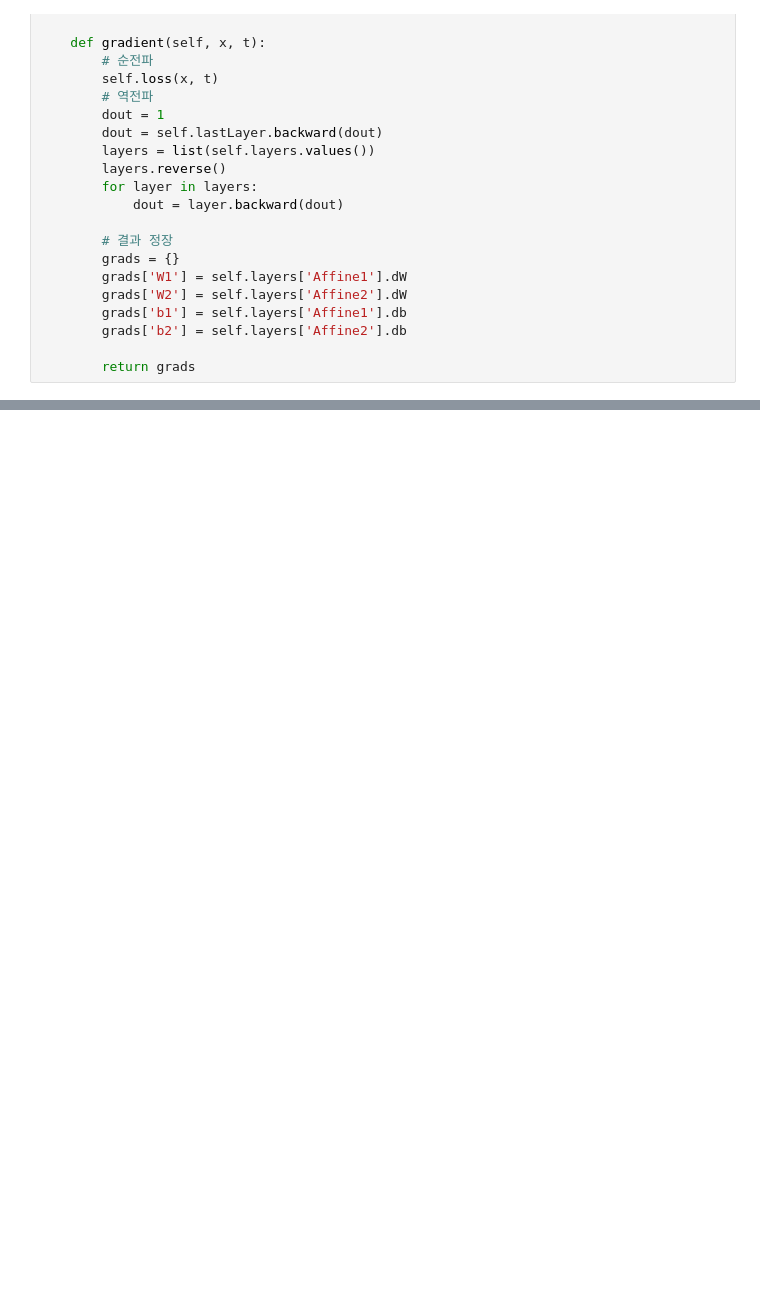
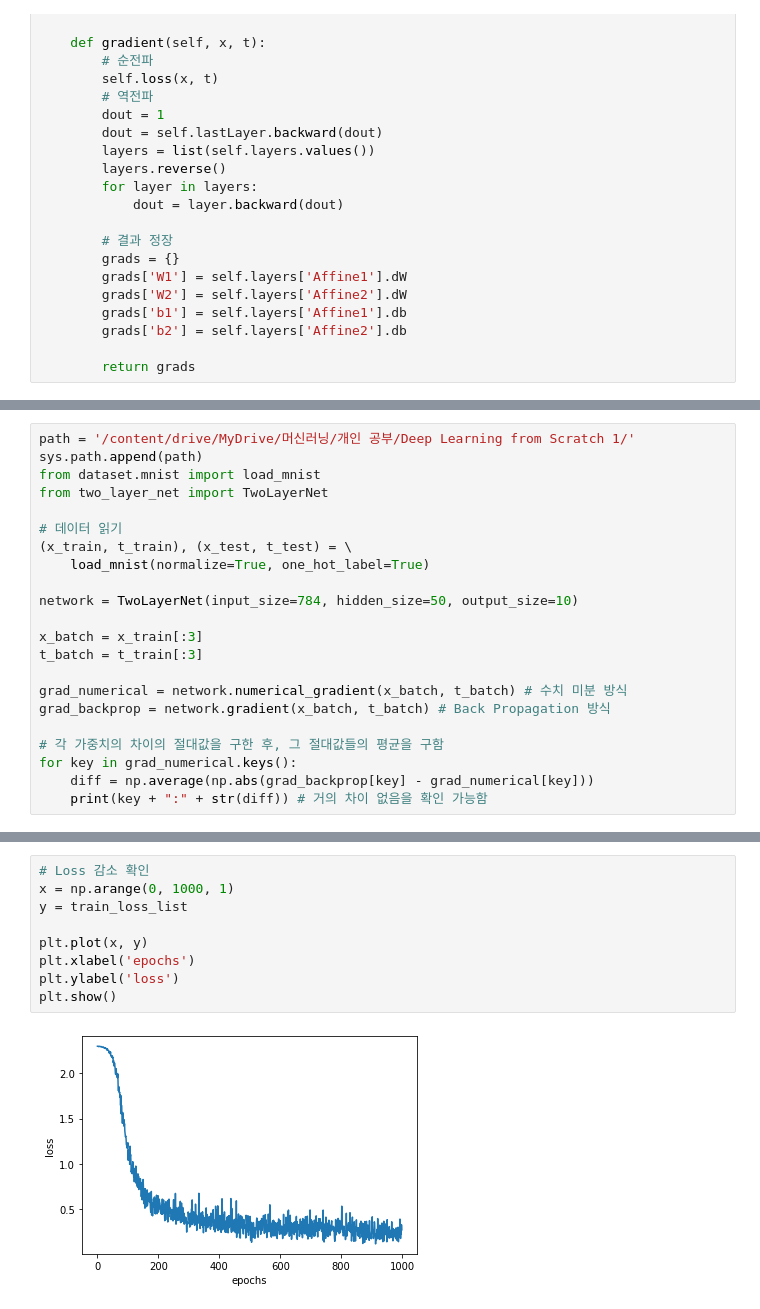
Before and after one commit to Jisang-hwang93/Machine-Learning-for-Study, a Jupyter notebook: 04_Deep_Learning_from_Scratch_1.ipynb, the cells around one changed output, grey strips where cells are left out. Drawn from its saved outputs; the diff is of its cells as text; blank space fills up the shorter version.

```diff
--- a/04_Deep_Learning_from_Scratch_1.ipynb
+++ b/04_Deep_Learning_from_Scratch_1.ipynb
@@ -913,0 +918,22 @@ class TwoLayerNet:
+# %%
+path = '/content/drive/MyDrive/머신러닝/개인 공부/Deep Learning from Scratch 1/'
+sys.path.append(path)
+from dataset.mnist import load_mnist
+from two_layer_net import TwoLayerNet
+
+# 데이터 읽기
+(x_train, t_train), (x_test, t_test) = \
+    load_mnist(normalize=True, one_hot_label=True)
+
+network = TwoLayerNet(input_size=784, hidden_size=50, output_size=10)
+
+x_batch = x_train[:3]
+t_batch = t_train[:3]
+
+grad_numerical = network.numerical_gradient(x_batch, t_batch) # 수치 미분 방식
+grad_backprop = network.gradient(x_batch, t_batch) # Back Propagation 방식
+
+# 각 가중치의 차이의 절대값을 구한 후, 그 절대값들의 평균을 구함
+for key in grad_numerical.keys():
+    diff = np.average(np.abs(grad_backprop[key] - grad_numerical[key]))
+    print(key + ":" + str(diff)) # 거의 차이 없음을 확인 가능함
@@ -913,0 +991,11 @@ class TwoLayerNet:
+# %%
+# Loss 감소 확인
+x = np.arange(0, 1000, 1)
+y = train_loss_list
+
+plt.plot(x, y)
+plt.xlabel('epochs')
+plt.ylabel('loss')
+plt.show()
+# %% [output]
+[figure, added]
```
Also changed, not shown: parts of 25 cells of this notebook.
